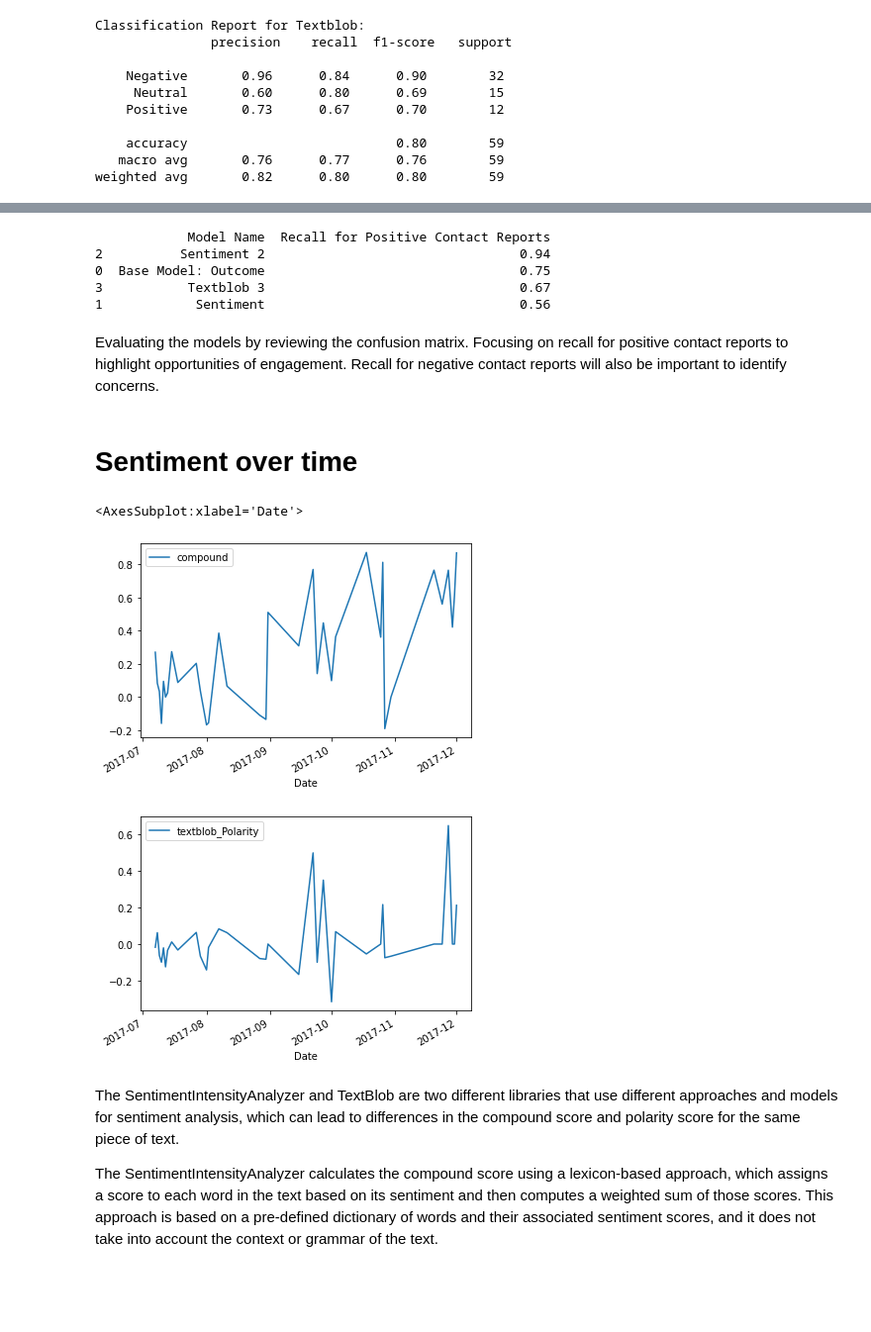
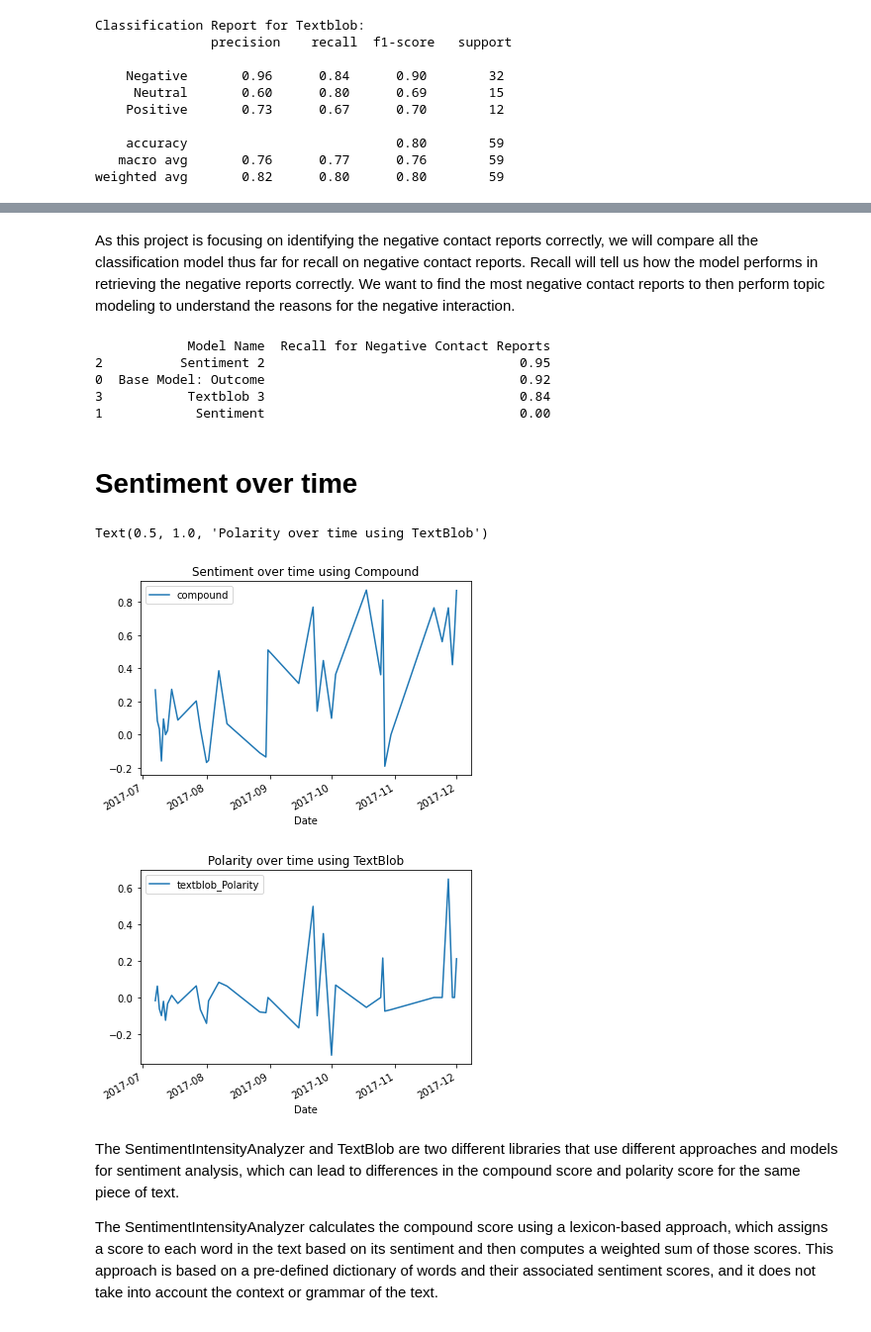
Before and after one commit to ngockle/Projects, a Jupyter notebook: Contact Report Analysis/Sentiment Analysis - Contact Reports.ipynb, the cells around one changed output, grey strips where cells are left out. Shown at 99% size. Drawn from its saved outputs; the diff is of its cells as text; code cells hidden in the pictures; blank space fills up the shorter version.

```diff
--- a/Contact Report Analysis/Sentiment Analysis - Contact Reports.ipynb
+++ b/Contact Report Analysis/Sentiment Analysis - Contact Reports.ipynb
@@ -467,32 +481,32 @@ weighted avg       0.82      0.80      0.80        59
+# %% [markdown]
+As this project is focusing on identifying the negative contact reports correctly, we will compare all the classification model thus far for recall on negative contact reports. Recall will tell us how the model performs in retrieving the negative reports correctly. We want to find the most negative contact reports to then perform topic modeling to understand the reasons for the negative interaction.
 # %%
 #create table comparing all models
 model_names = ['Base Model: Outcome','Sentiment', 'Sentiment 2', 'Textblob 3']
 
 # create a list of recall of positive scores for each model
-outcome = 0.75
-sentiment = 0.56
-sentiment2 = 0.94
-textblob = 0.67
+outcome = 0.92
+sentiment = 0
+sentiment2 = 0.95
+textblob = 0.84
 
 positive_recall = [outcome, sentiment, sentiment2, textblob]
 
 # create a pandas dataframe with model names and recall scores
-data = {'Model Name': model_names, 'Recall for Positive Contact Reports': positive_recall}
+data = {'Model Name': model_names, 'Recall for Negative Contact Reports': positive_recall}
 recall = pd.DataFrame(data)
 
 # sort the dataframe by accuracy score in descending order
-recall = recall.sort_values(by=['Recall for Positive Contact Reports'], ascending=False)
+recall = recall.sort_values(by=['Recall for Negative Contact Reports'], ascending=False)
 
 # print the dataframe
 print(recall)
 # %% [output]
-            Model Name  Recall for Positive Contact Reports
-2          Sentiment 2                                 0.94
-0  Base Model: Outcome                                 0.75
-3           Textblob 3                                 0.67
-1            Sentiment                                 0.56
+            Model Name  Recall for Negative Contact Reports
+2          Sentiment 2                                 0.95
+0  Base Model: Outcome                                 0.92
+3           Textblob 3                                 0.84
+1            Sentiment                                 0.00
-# %% [markdown]
-Evaluating the models by reviewing the confusion matrix. Focusing on recall for positive contact reports to highlight opportunities of engagement. Recall for negative contact reports will also be important to identify concerns.
 # %% [markdown]
 # Sentiment over time
 # %%
@@ -503,20 +517,21 @@ df['Year'] = df['Date'].apply(lambda x: x.year)
 # %%
 # Group the dataframe by date and aggregate the sentiment scores
 grouped_df = df.groupby('Date')['compound'].mean().reset_index()
 
 # Plot the sentiment scores over time using a line graph
 grouped_df.plot(x='Date', y='compound')
-
+plt.title('Sentiment over time using Compound')
 
 # Group the dataframe by date and aggregate the sentiment scores
 grouped_df = df.groupby('Date')['textblob_Polarity'].mean().reset_index()
 
 # Plot the sentiment scores over time using a line graph
 grouped_df.plot(x='Date', y='textblob_Polarity')
+plt.title('Polarity over time using TextBlob')
 # %% [output]
-<AxesSubplot:xlabel='Date'>
+Text(0.5, 1.0, 'Polarity over time using TextBlob')
-[figure, old version]
+[figure, new version]
-[figure, old version]
+[figure, new version]
 # %% [markdown]
 The SentimentIntensityAnalyzer and TextBlob are two different libraries that use different approaches and models for sentiment analysis, which can lead to differences in the compound score and polarity score for the same piece of text.
 
```
Also changed, not shown: parts of 25 cells of this notebook.
